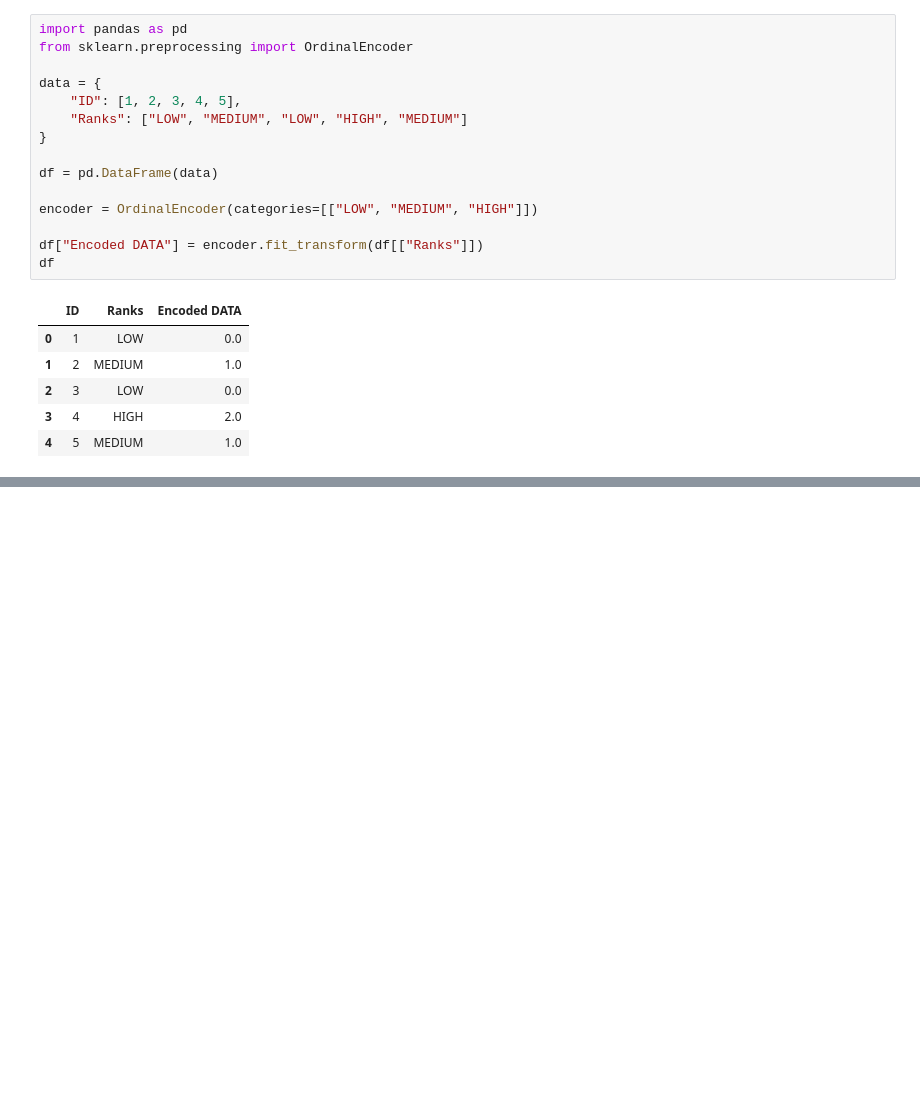
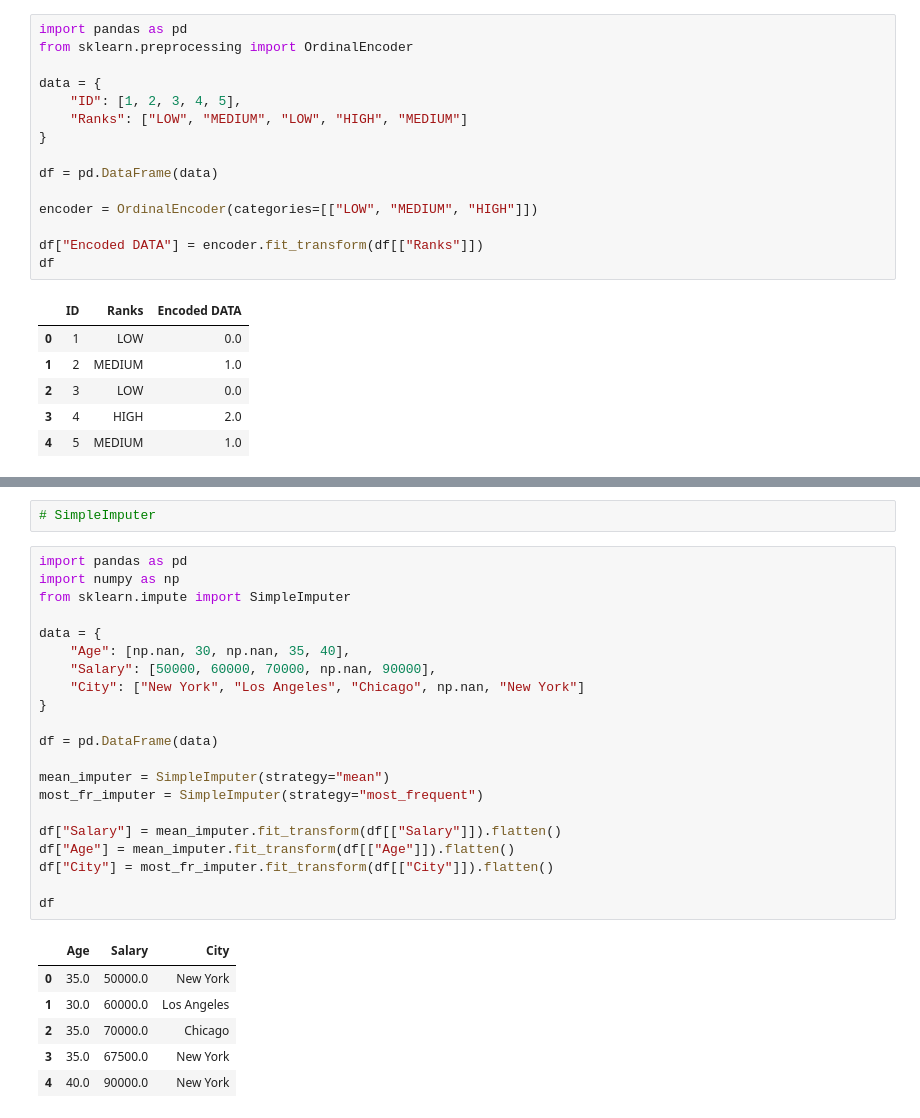
Before and after one commit to Aharv123/Week2-DataScience, a Jupyter notebook: scikit-learn/scikit-learn.ipynb, the cells around one changed output, grey strips where cells are left out. Drawn from its saved outputs; the diff is of its cells as text; blank space fills up the shorter version.

```diff
--- a/scikit-learn/scikit-learn.ipynb
+++ b/scikit-learn/scikit-learn.ipynb
@@ -727,0 +743,30 @@ df
+# %%
+# SimpleImputer
+# %%
+import pandas as pd
+import numpy as np
+from sklearn.impute import SimpleImputer
+
+data = {
+    "Age": [np.nan, 30, np.nan, 35, 40],
+    "Salary": [50000, 60000, 70000, np.nan, 90000],
+    "City": ["New York", "Los Angeles", "Chicago", np.nan, "New York"]
+}
+
+df = pd.DataFrame(data)
+
+mean_imputer = SimpleImputer(strategy="mean")
+most_fr_imputer = SimpleImputer(strategy="most_frequent")
+
+df["Salary"] = mean_imputer.fit_transform(df[["Salary"]]).flatten()
+df["Age"] = mean_imputer.fit_transform(df[["Age"]]).flatten()
+df["City"] = most_fr_imputer.fit_transform(df[["City"]]).flatten()
+
+df
+# %% [output]
+|  | Age | Salary | City |
+| 0 | 35.0 | 50000.0 | New York |
+| 1 | 30.0 | 60000.0 | Los Angeles |
+| 2 | 35.0 | 70000.0 | Chicago |
+| 3 | 35.0 | 67500.0 | New York |
+| 4 | 40.0 | 90000.0 | New York |
```
Also changed, not shown: parts of 3 cells of this notebook.
